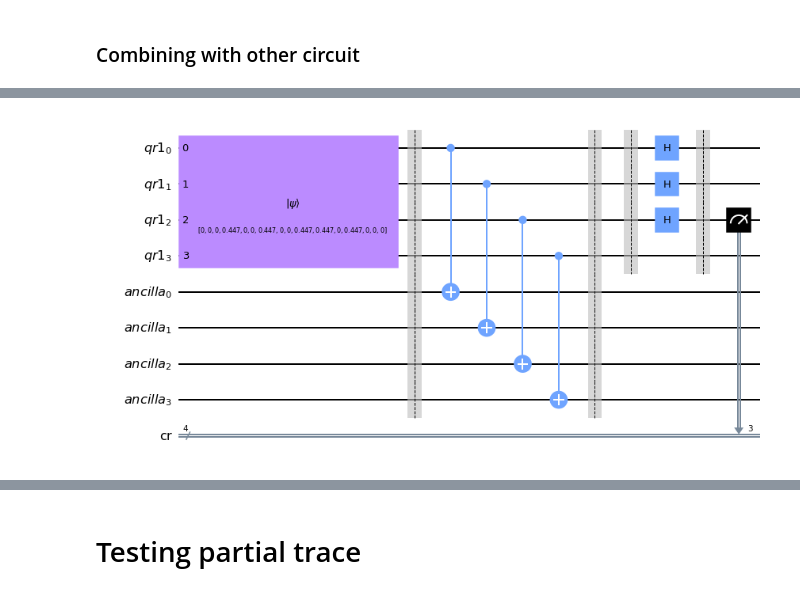
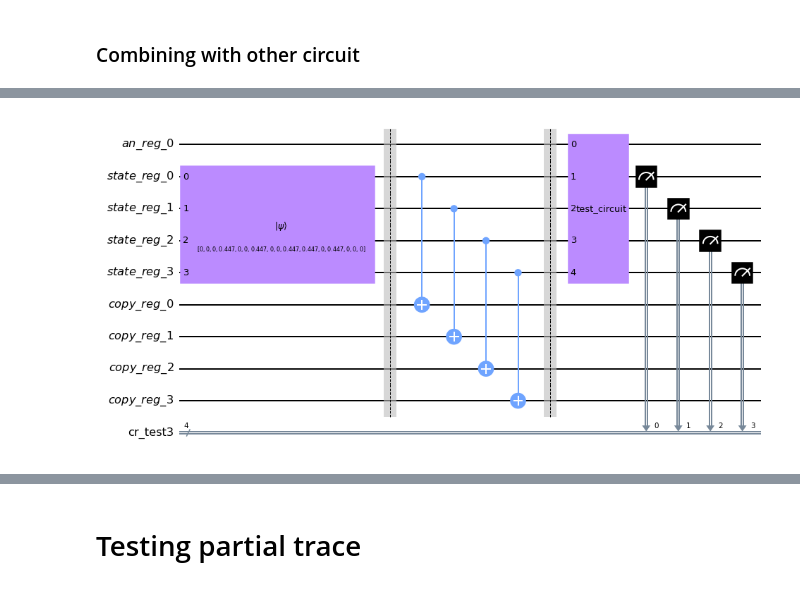
Before and after one commit to KathrinKoenig/QuantumTopologicalDataAnalysis, a Jupyter notebook: Code/initialize_state.ipynb, the cells around one changed output, grey strips where cells are left out. Drawn from its saved outputs; the diff is of its cells as text; code cells hidden in the pictures.

```diff
--- a/Code/initialize_state.ipynb
+++ b/Code/initialize_state.ipynb
@@ -100,5 +102,10 @@ qc_test.draw('mpl')
-# %%
-qc = qtda.initialize_projector(S1, qc_test)
-qc.draw('mpl')
-# %% [output]
-[figure, removed]
+# %%
+qc = qtda.initialize_projector(S1, circuit=qc_test, initialization_qubits=[1,2,3,4], circuit_name='test_circuit')
+qc.add_register(ClassicalRegister(4, name="cr_test3"))
+qc.measure(1,0)
+qc.measure(2,1)
+qc.measure(3,2)
+qc.measure(4,3)
+qc.draw('mpl')
+# %% [output]
+[figure, added]
```
Also changed, not shown: parts of 6 cells of this notebook, 1 other file.
